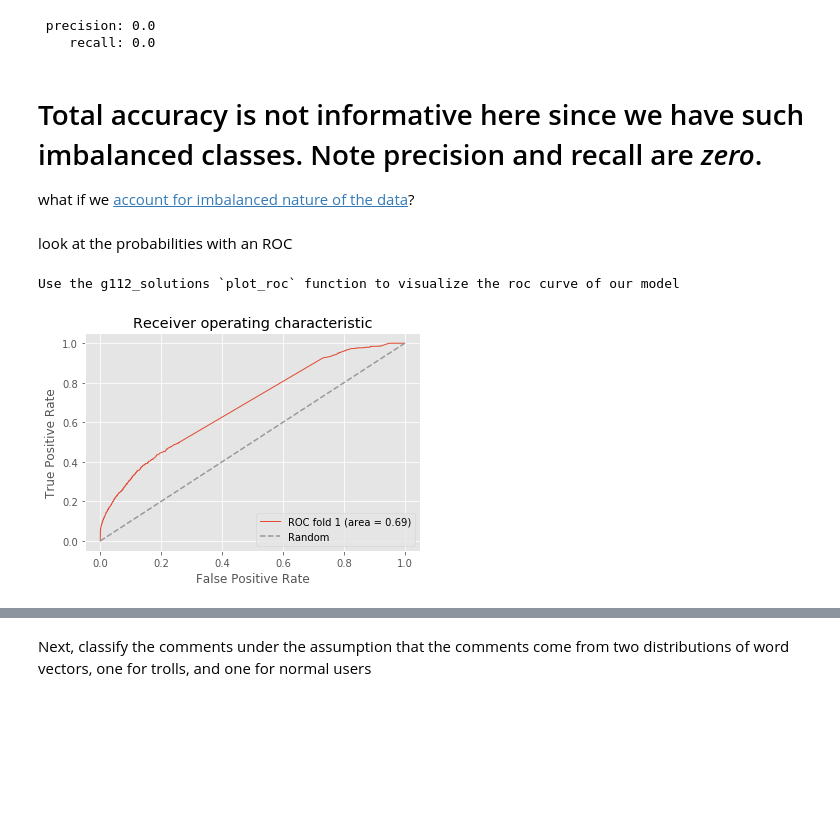
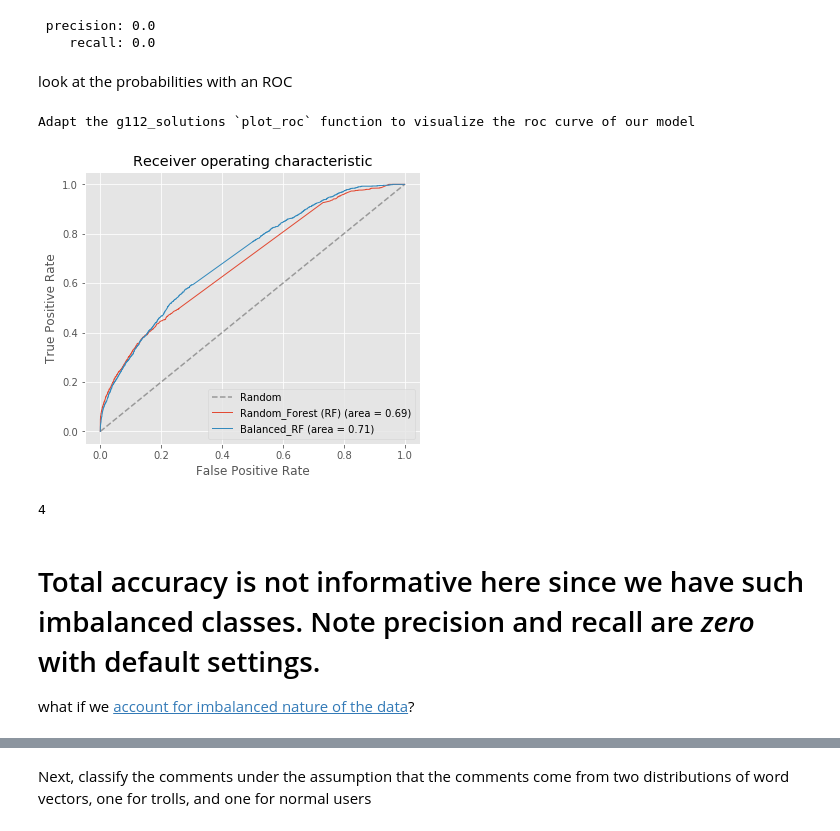
Before and after one commit to cfdv/troll_classifier, a Jupyter notebook: cfdv_2016_blm_get_data.ipynb, the cells around one changed output, grey strips where cells are left out. Cells and saved outputs as stored; diff of their text form; code cells hidden in the pictures; blank space fills up the shorter version.

Commit message:
balanced random forest

```diff
--- a/cfdv_2016_blm_get_data.ipynb
+++ b/cfdv_2016_blm_get_data.ipynb
@@ -1193,15 +1195,9 @@ array([[0., 0., 0., ..., 0., 0., 0.],
 # fit the model
 # at first I did 100 estimators, but 100*25 is only 2500
 #  whereas we have 5000 features in tfidf. Increase to 400
-rf = RandomForestClassifier(n_estimators=400,
-                           max_depth=5,
-                           max_features=25,
-                           oob_score=True,
-                           n_jobs=-1,
-                           random_state=30)
-rf.fit(X_train, y_train)
-
-#maxdepth...
-#njobs=-1
-# try fewer features per split sqrt(n)
-# 100 trees ok
+model_param = {'n_estimators': 400,
+                   'max_depth': 5,
+                   'max_features': 25,
+                   'oob_score': True,
+                   'n_jobs': -1,
+                   'random_state': 30}
@@ -1216,0 +1204,8 @@ RandomForestClassifier(bootstrap=True, ccp_alpha=0.0, class_weight=None,
+# %%
+rf = RandomForestClassifier(**model_param)
+rf.fit(X_train, y_train)
+
+#maxdepth...
+#njobs=-1
+# try fewer features per split sqrt(n)
+# 100 trees ok
@@ -1243,10 +1247,6 @@ print("    recall:", recall_score(y_test, y_predict))
 # %% [output]
  precision: 0.0
     recall: 0.0
-# %% [markdown]
-# Total accuracy is not informative here since we have such imbalanced classes. Note precision and recall are _zero_.
-
-what if we [account for imbalanced nature of the data](https://imbalanced-learn.readthedocs.io/en/stable/auto_examples/ensemble/plot_comparison_ensemble_classifier.html#sphx-glr-auto-examples-ensemble-plot-comparison-ensemble-classifier-py)?
 # %% [markdown]
 look at the probabilities with an ROC
 # %%
@@ -1293,7 +1293,7 @@ def plot_roc(X, y, clf_class, plot_name, **kwargs):
     plt.legend(loc="lower right")
     plt.show()
 
-def plot_roc_nofit(X_test, y_test, clf, plot_name, **kwargs):
+def plot_roc_nofit(ax, X_test, y_test, clf, clf_name, **kwargs):
     y_prob = np.zeros((len(y_test),2))
     mean_tpr = 0.0
     mean_fpr = np.linspace(0, 1, 100)
@@ -1304,24 +1304,35 @@ def plot_roc_nofit(X_test, y_test, clf, plot_name, **kwargs):
     mean_tpr += interp(mean_fpr, fpr, tpr)
     mean_tpr[0] = 0.0
     roc_auc = auc(fpr, tpr)
-    plt.plot(fpr, tpr, lw=1, label='ROC fold %d (area = %0.2f)' % (1, roc_auc))
+    if len(ax.lines) == 0:
+        plt.plot([0, 1], [0, 1], '--', color=(0.6, 0.6, 0.6), label='Random')
+    ax.plot(fpr, tpr, lw=1, label='%s (area = %0.2f)' % (clf_name, roc_auc))
     mean_tpr /= 1
     mean_tpr[-1] = 1.0
     mean_auc = auc(mean_fpr, mean_tpr)
 #     plt.plot(mean_fpr, mean_tpr, 'k--',label='Mean ROC (area = %0.2f)' % mean_auc, lw=2)
-
-    plt.plot([0, 1], [0, 1], '--', color=(0.6, 0.6, 0.6), label='Random')
     plt.xlim([-0.05, 1.05])
     plt.ylim([-0.05, 1.05])
     plt.xlabel('False Positive Rate')
     plt.ylabel('True Positive Rate')
     plt.title('Receiver operating characteristic')
-    plt.legend(loc="lower right")
-    plt.show()
+    plt.legend(loc="lower right", )
 # %%
-print("Use the g112_solutions `plot_roc` function to visualize the roc curve of our model")
+print("Adapt the g112_solutions `plot_roc` function to visualize the roc curve of our model")
 # rnd_smp = np.random.random_sample(len(X)) < 0.
-plot_roc_nofit(X_test, y_test, rf, 'Random_Forest')
+fig, ax = plt.subplots(1, figsize=(6, 5))
+classifier_labels = ['Random_Forest (RF)', 'Balanced_RF']
+classifiers = {'Random_Forest (RF)': rf, 'Balanced_RF': brf}
+for label, clf in classifiers.items():
+    plot_roc_nofit(ax, X_test, y_test, clf, label)
 # %% [output]
-Use the g112_solutions `plot_roc` function to visualize the roc curve of our model
+Adapt the g112_solutions `plot_roc` function to visualize the roc curve of our model
-[figure, old version]
+[figure, new version]
+# %%
+len(ax.lines)
+# %% [output]
+4
+# %% [markdown]
+# Total accuracy is not informative here since we have such imbalanced classes. Note precision and recall are _zero_ with default settings.
+
+what if we [account for imbalanced nature of the data](https://imbalanced-learn.readthedocs.io/en/stable/auto_examples/ensemble/plot_comparison_ensemble_classifier.html#sphx-glr-auto-examples-ensemble-plot-comparison-ensemble-classifier-py)?
```
Also changed, not shown: parts of 5 cells of this notebook.
